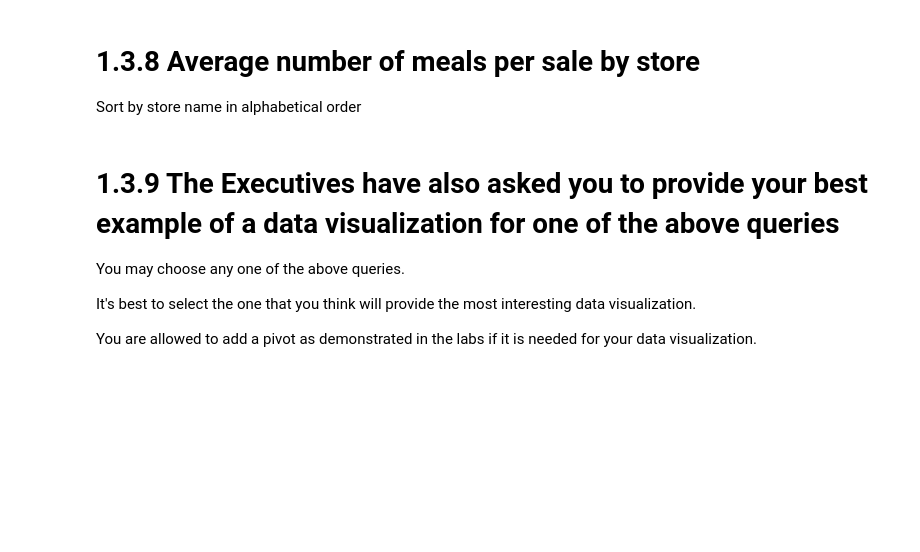
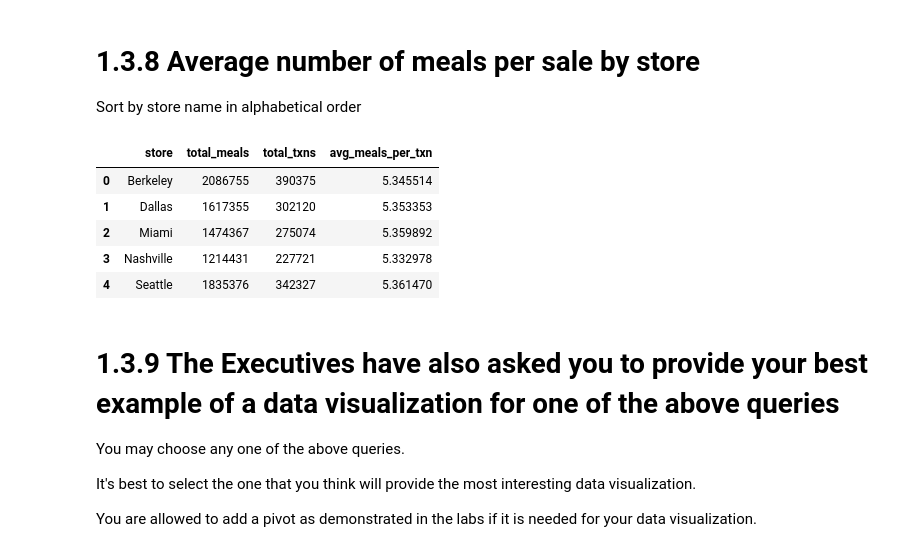
Before and after one commit to jvgalvin/Portfolio, a Jupyter notebook: project_1_3.ipynb, the cells around one changed output. Drawn from its saved outputs; the diff is of its cells as text; code cells hidden in the pictures; blank space fills up the shorter version.

```diff
--- a/project_1_3.ipynb
+++ b/project_1_3.ipynb
@@ -337,6 +335,34 @@ my_select_query_pandas(query, rollback_before_flag, rollback_after_flag)
 # 1.3.8 Average number of meals per sale by store
 
 Sort by store name in alphabetical order
+# %%
+rollback_before_flag = True
+rollback_after_flag = True
+
+query = """
+
+select s.city as store,
+        sum(l.quantity) as total_meals,
+        count(distinct sa.store_id || '-' || sa.sale_id) as total_txns,
+        sum(l.quantity) / count(distinct sa.store_id || '-' || sa.sale_id) as avg_meals_per_txn
+from stores as s
+    join sales as sa
+        on s.store_id = sa.store_id
+    join line_items as l
+        on sa.store_id = l.store_id and sa.sale_id = l.sale_id
+group by store
+order by store
+
+"""
+
+my_select_query_pandas(query, rollback_before_flag, rollback_after_flag)
+# %% [output]
+|  | store | total_meals | total_txns | avg_meals_per_txn |
+| 0 | Berkeley | 2086755 | 390375 | 5.345514 |
+| 1 | Dallas | 1617355 | 302120 | 5.353353 |
+| 2 | Miami | 1474367 | 275074 | 5.359892 |
+| 3 | Nashville | 1214431 | 227721 | 5.332978 |
+| 4 | Seattle | 1835376 | 342327 | 5.361470 |
 # %% [markdown]
 # 1.3.9 The Executives have also asked you to provide your best example of a data visualization for one of the above queries
 
```
Also changed, not shown: parts of 2 cells of this notebook.
